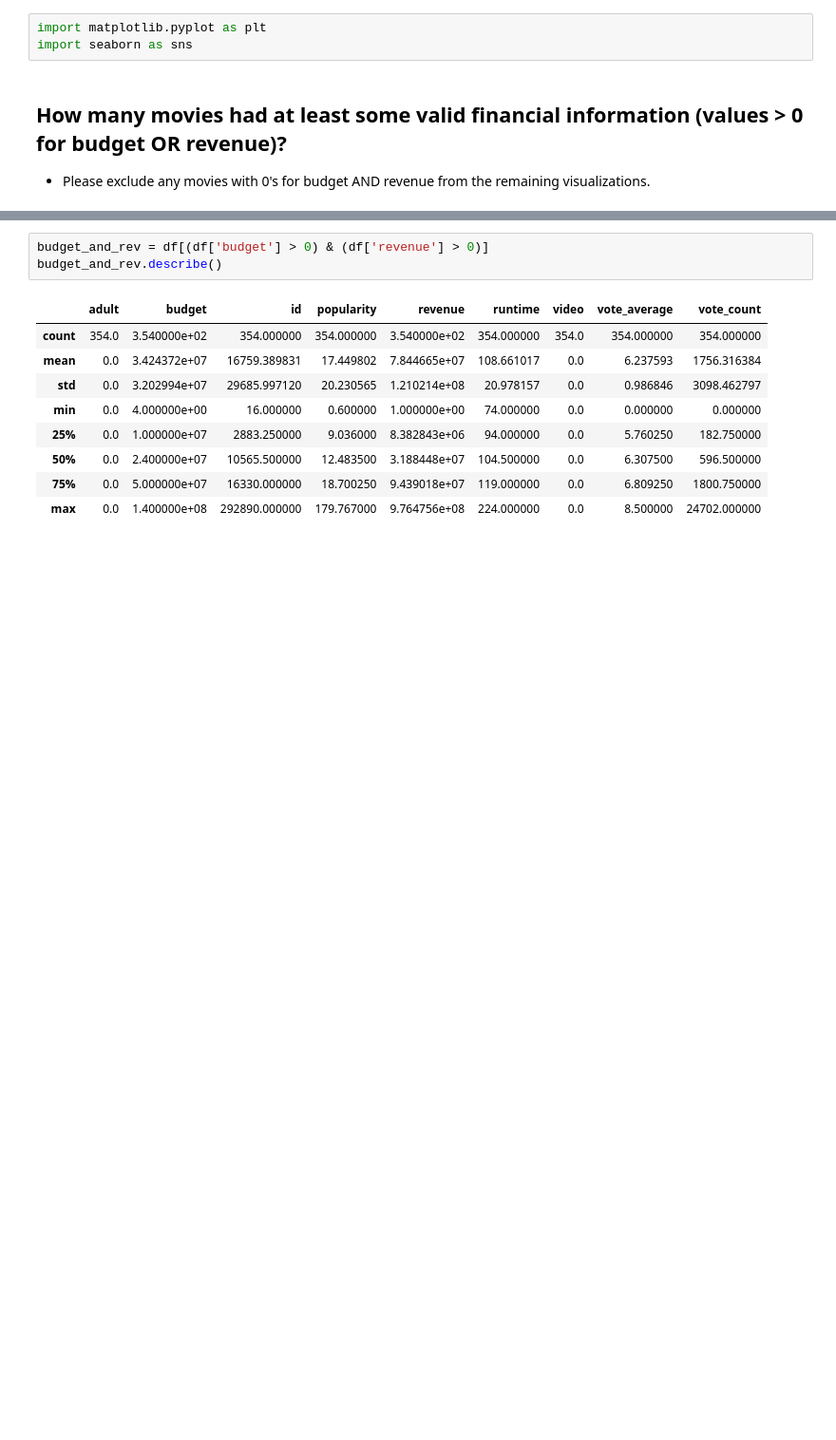
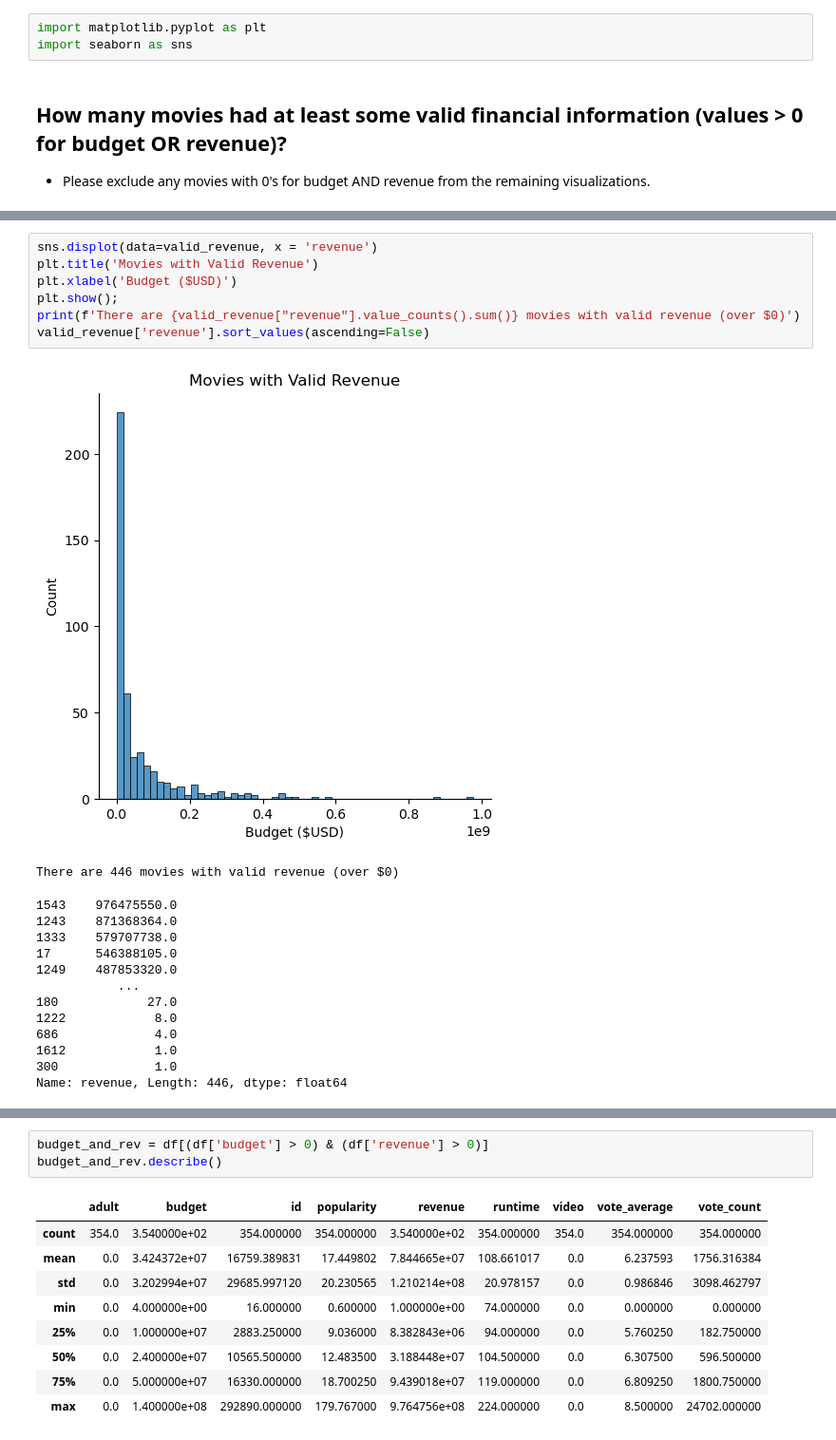
Before and after one commit to IrinaIsobel/project-3, a Jupyter notebook: project-3-part-2-EDA.ipynb, the cells around one changed output, grey strips where cells are left out. Shown: that part at 95% size. Cells and saved outputs as stored; diff of their text form; blank space fills up the shorter version.

```diff
--- a/project-3-part-2-EDA.ipynb
+++ b/project-3-part-2-EDA.ipynb
@@ -172,0 +133,22 @@ valid_financial.describe()
+# %%
+sns.displot(data=valid_revenue, x = 'revenue')
+plt.title('Movies with Valid Revenue')
+plt.xlabel('Budget ($USD)')
+plt.show();
+print(f'There are {valid_revenue["revenue"].value_counts().sum()} movies with valid revenue (over $0)')
+valid_revenue['revenue'].sort_values(ascending=False)
+# %% [output]
+[figure, added]
+There are 446 movies with valid revenue (over $0)
+1543    976475550.0
+1243    871368364.0
+1333    579707738.0
+17      546388105.0
+1249    487853320.0
+           ...
+180            27.0
+1222            8.0
+686             4.0
+1612            1.0
+300             1.0
+Name: revenue, Length: 446, dtype: float64
```
Also changed, not shown: parts of 11 cells of this notebook, 1 other file.
